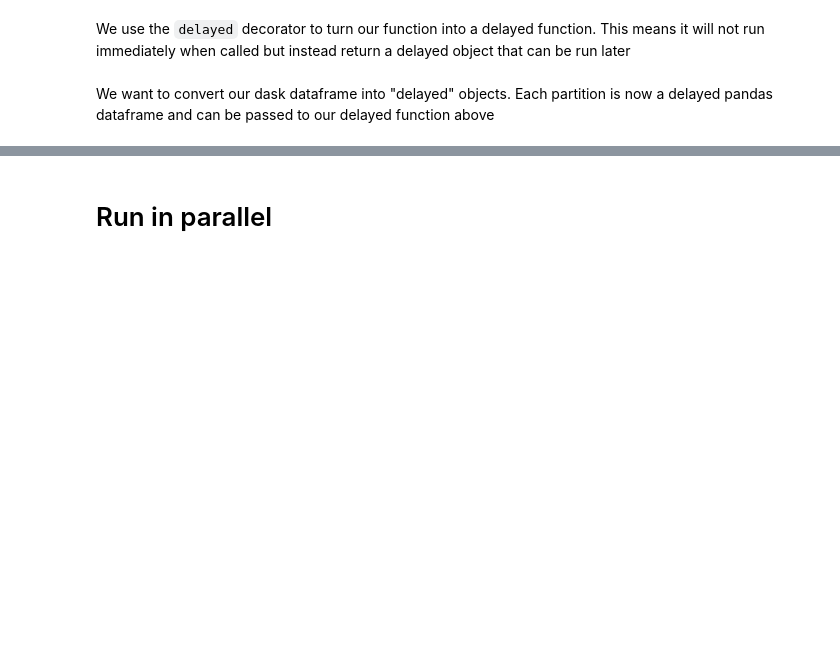
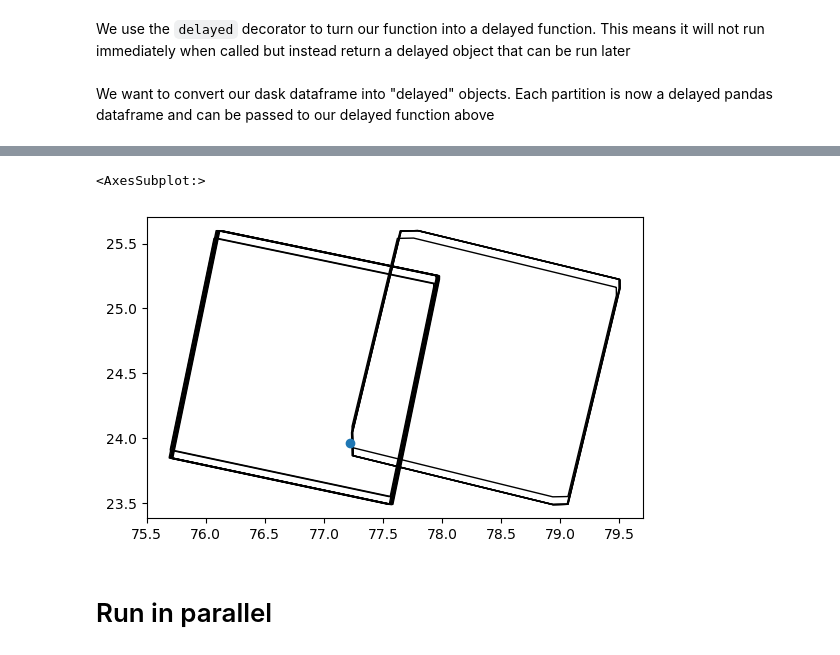
Before and after one commit to IDinsight/mosaiks, a Jupyter notebook: playground/featurize_pipeline_debug.ipynb, the cells around one changed output, grey strips where cells are left out. Saved outputs shown, nothing was run; the diff lists cells and outputs as text; code cells hidden in the pictures; blank space fills up the shorter version.

```diff
--- a/playground/featurize_pipeline_debug.ipynb
+++ b/playground/featurize_pipeline_debug.ipynb
@@ -155,3 +405,10 @@ model = RCF(featurization_params['num_features'],
+# %%
+stac_gdf_w_point = stac_gdf.merge(gpd.GeoDataFrame({"geometry": g}, index=[18]), how="outer")
+# %%
+stac_gdf_w_point.plot(facecolor="none")
+# %% [output]
+<AxesSubplot:>
+[figure, added]
 # %% [markdown]
 # Run in parallel
 # %% [markdown]
```
Also changed, not shown: parts of 47 cells of this notebook, 1 other file.
